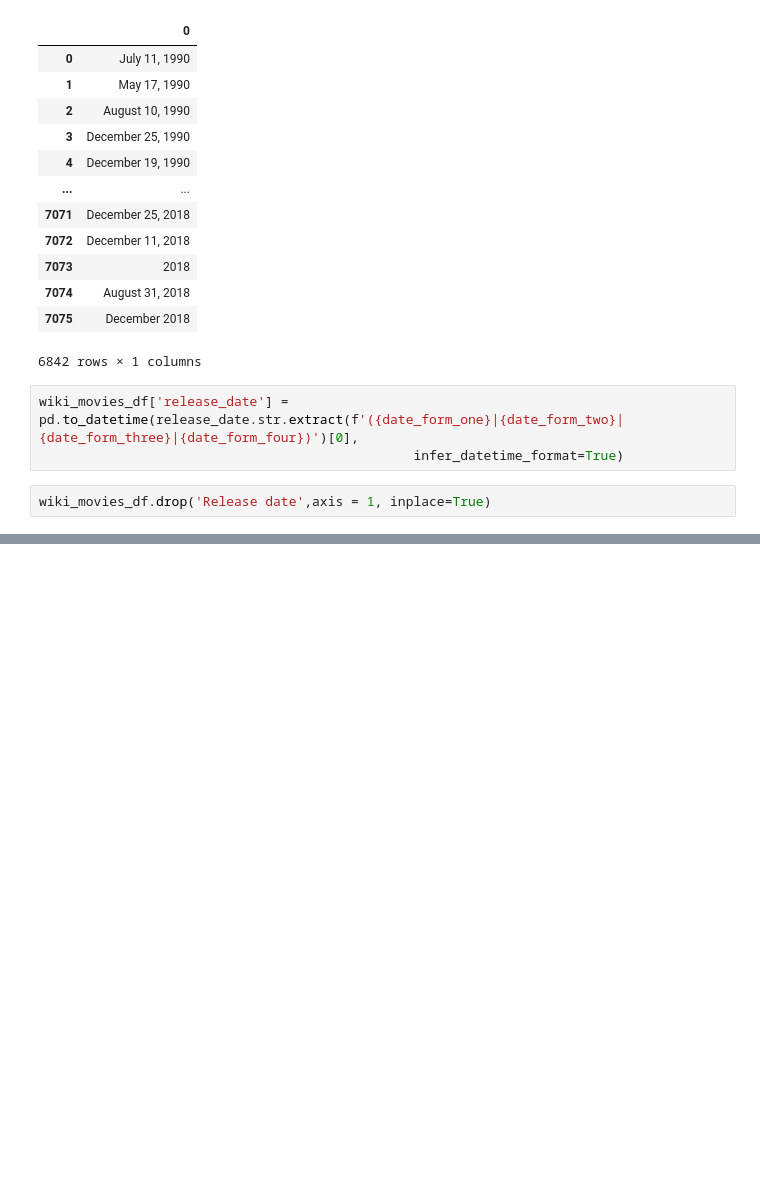
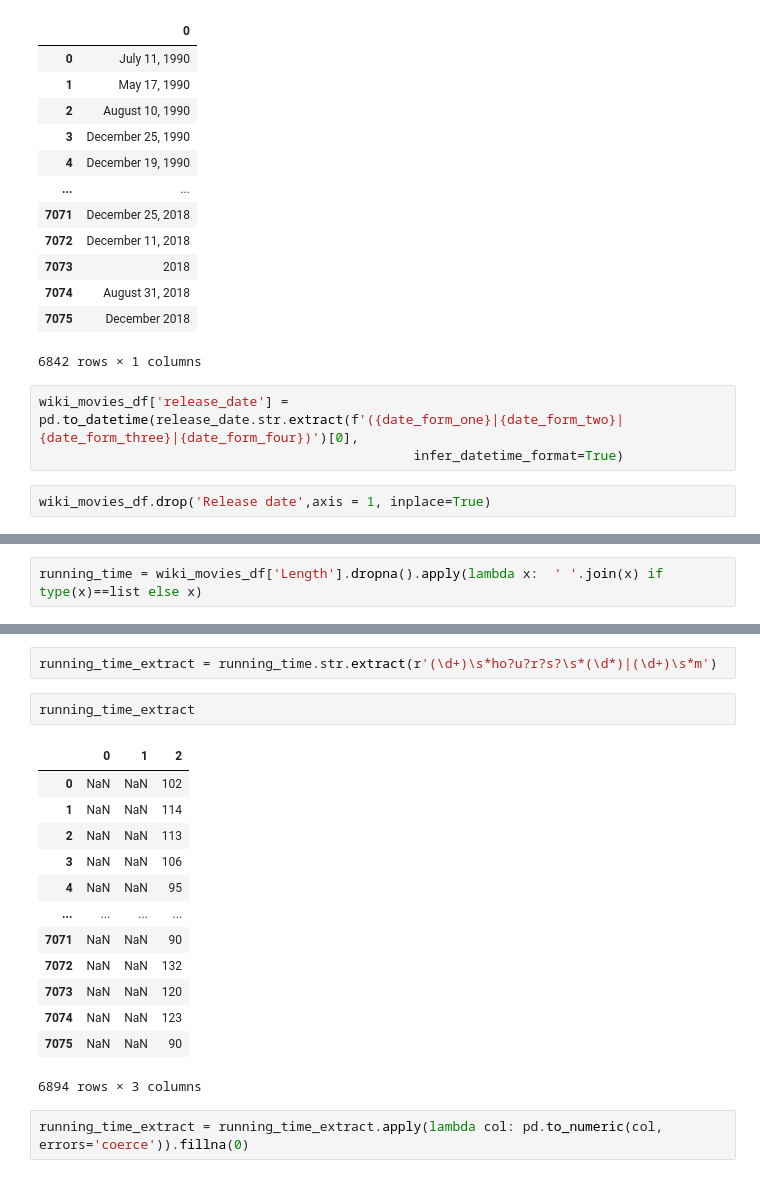
Before and after one commit to ccwillmore/Movies-ETL, a Jupyter notebook: Movies.ipynb, the cells around one changed output, grey strips where cells are left out. Saved outputs shown, nothing was run; the diff lists cells and outputs as text; blank space fills up the shorter version.

Commit message:
wiki_movies_df cleaned' '

```diff
--- a/Movies.ipynb
+++ b/Movies.ipynb
@@ -424,3 +424,5 @@ Index(['url', 'year', 'imdb_link', 'title', 'Based on', 'Starring', 'Music by',
        'Writer(s)', 'Productioncompany', 'imdb_id', 'box office', 'budget',
        'release_date'],
       dtype='object')
+# %%
+running_time = wiki_movies_df['Length'].dropna().apply(lambda x:  ' '.join(x) if type(x)==list else x)
@@ -426,0 +465,20 @@ Index(['url', 'year', 'imdb_link', 'title', 'Based on', 'Starring', 'Music by',
+# %%
+running_time_extract = running_time.str.extract(r'(\d+)\s*ho?u?r?s?\s*(\d*)|(\d+)\s*m')
+# %%
+running_time_extract
+# %% [output]
+|  | 0 | 1 | 2 |
+| 0 | NaN | NaN | 102 |
+| 1 | NaN | NaN | 114 |
+| 2 | NaN | NaN | 113 |
+| 3 | NaN | NaN | 106 |
+| 4 | NaN | NaN | 95 |
+| ... | ... | ... | ... |
+| 7071 | NaN | NaN | 90 |
+| 7072 | NaN | NaN | 132 |
+| 7073 | NaN | NaN | 120 |
+| 7074 | NaN | NaN | 123 |
+| 7075 | NaN | NaN | 90 |
+6894 rows × 3 columns
+# %%
+running_time_extract = running_time_extract.apply(lambda col: pd.to_numeric(col, errors='coerce')).fillna(0)
```
Also changed, not shown: parts of 8 cells of this notebook.
